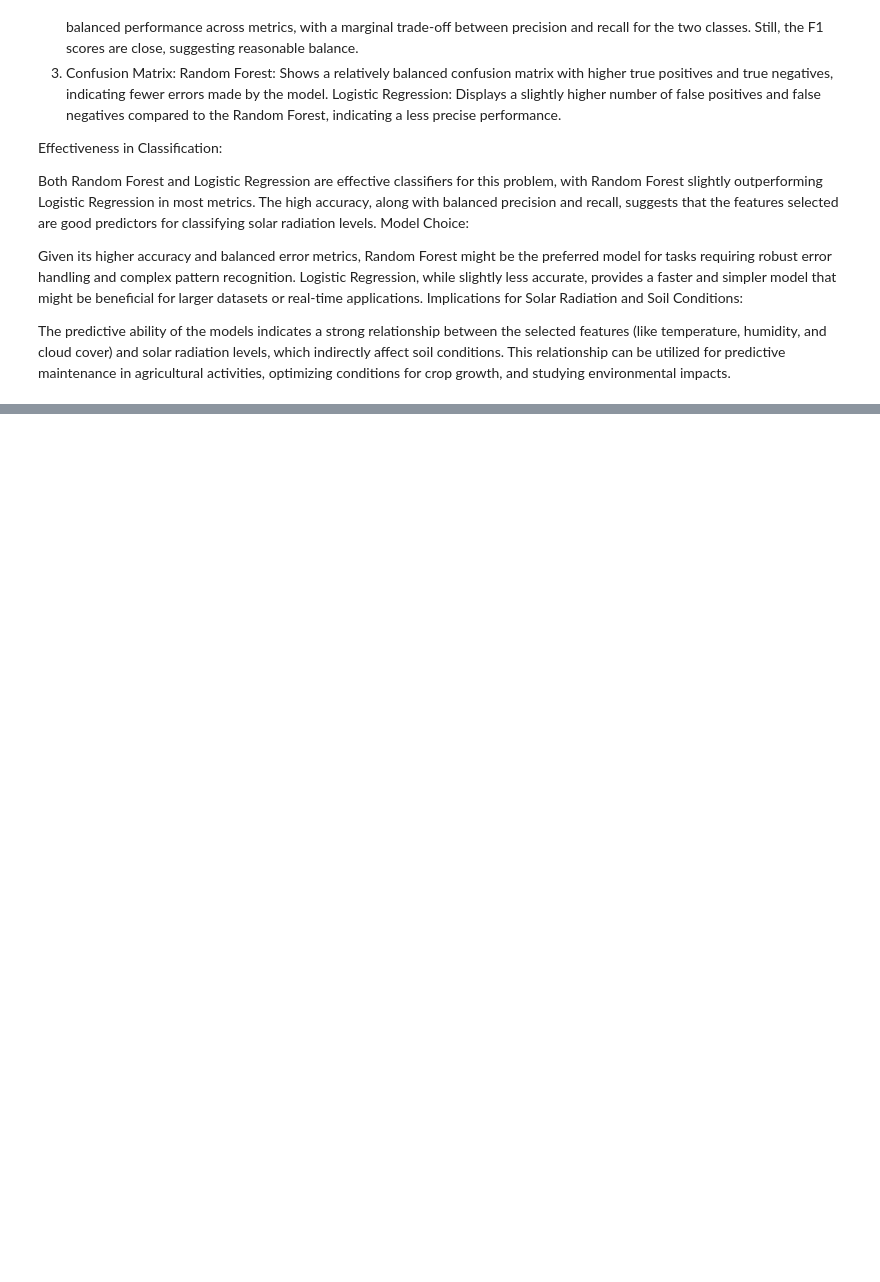
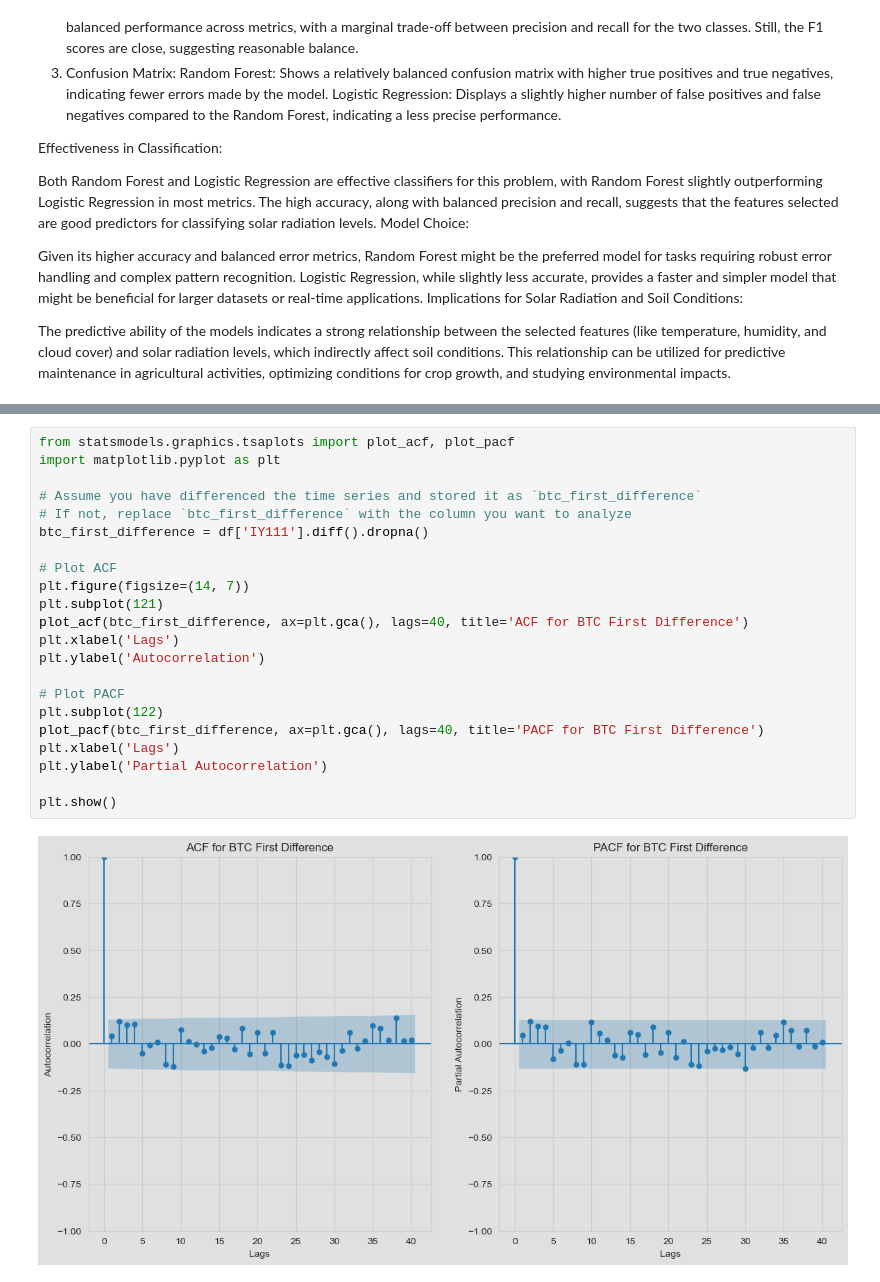
Before and after one commit to zy236yuz5/DSAN-5550-PROJECT-zy236, a Jupyter notebook: code/Project.ipynb, the cells around one changed output, grey strips where cells are left out. Cells and saved outputs as stored; diff of their text form; blank space fills up the shorter version.

```diff
--- a/code/Project.ipynb
+++ b/code/Project.ipynb
@@ -609,0 +719,24 @@ print(f"Estimated CO2 emissions for training: {emissions} kg")
+# %%
+from statsmodels.graphics.tsaplots import plot_acf, plot_pacf
+import matplotlib.pyplot as plt
+
+# Assume you have differenced the time series and stored it as `btc_first_difference`
+# If not, replace `btc_first_difference` with the column you want to analyze
+btc_first_difference = df['IY111'].diff().dropna()
+
+# Plot ACF
+plt.figure(figsize=(14, 7))
+plt.subplot(121)
+plot_acf(btc_first_difference, ax=plt.gca(), lags=40, title='ACF for BTC First Difference')
+plt.xlabel('Lags')
+plt.ylabel('Autocorrelation')
+
+# Plot PACF
+plt.subplot(122)
+plot_pacf(btc_first_difference, ax=plt.gca(), lags=40, title='PACF for BTC First Difference')
+plt.xlabel('Lags')
+plt.ylabel('Partial Autocorrelation')
+
+plt.show()
+# %% [output]
+[figure, added]
```
Also changed, not shown: parts of 40 cells of this notebook, 10 other files.
